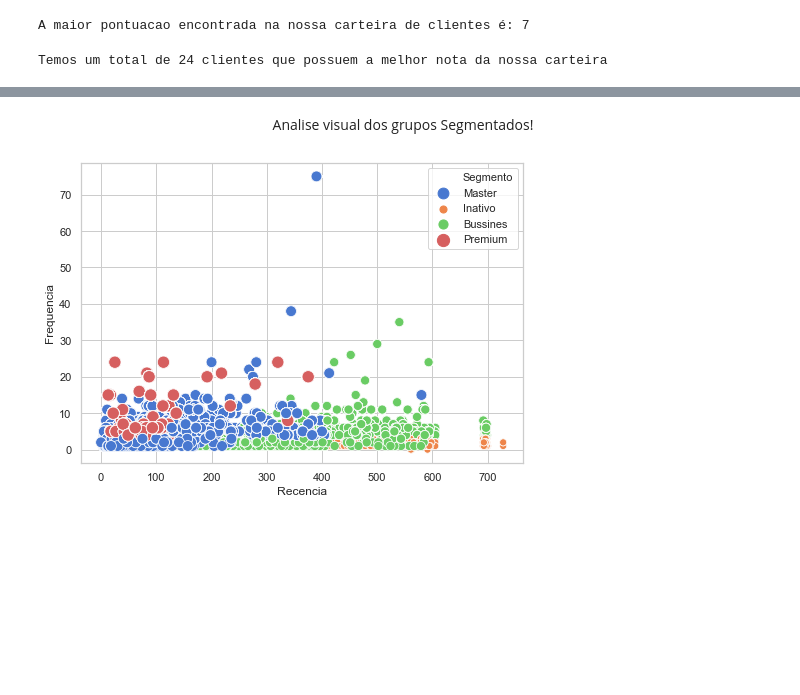
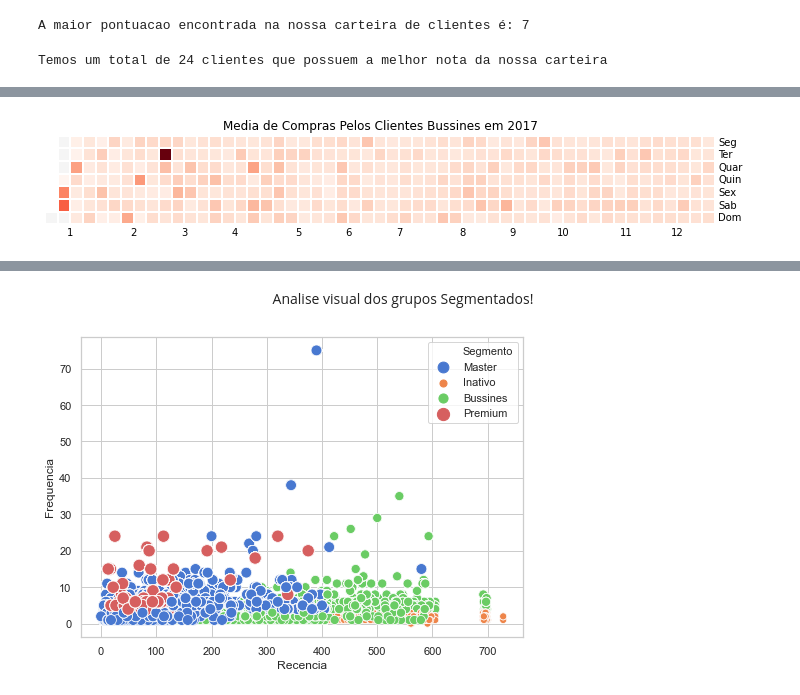
Before and after one commit to carlosal249/Model-R.F.M, a Jupyter notebook: Analise_RFM.ipynb, the cells around one changed output, grey strips where cells are left out. Cells and saved outputs as stored; diff of their text form; code cells hidden in the pictures; blank space fills up the shorter version.

```diff
--- a/Analise_RFM.ipynb
+++ b/Analise_RFM.ipynb
@@ -48,0 +75,14 @@ Temos um total de 24 clientes que possuem a melhor nota da nossa carteira
+# %%
+eventos_bussines = pd.Series(clientes_bussines['Receita'])
+eventos_bussines.index = clientes_bussines['horario_pedido']
+
+plt.figure(figsize=(12,12))
+calmap.yearplot(eventos_bussines, year=2017,
+                daylabels=['Seg', 'Ter', 'Quar', 'Quin', 'Sex', 'Sab', 'Dom'],
+                monthlabels=['1', '2', '3', '4', '5', '6', '7', '8', '9', '10', '11', '12'],
+                how='mean', dayticks=True, linewidth=1
+               );
+
+plt.title('Media de Compras Pelos Clientes Bussines em 2017');
+# %% [output]
+[figure, added]
```
Also changed, not shown: parts of 4 cells of this notebook.
